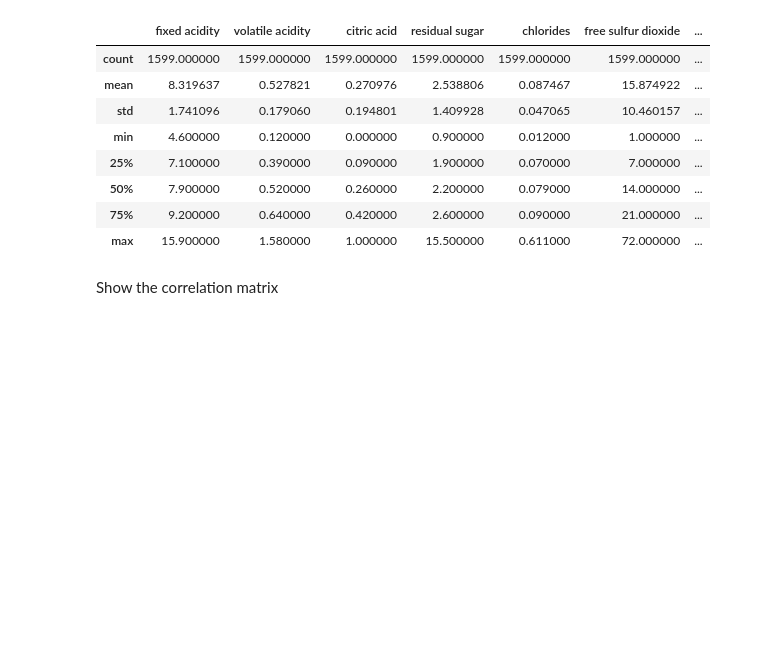
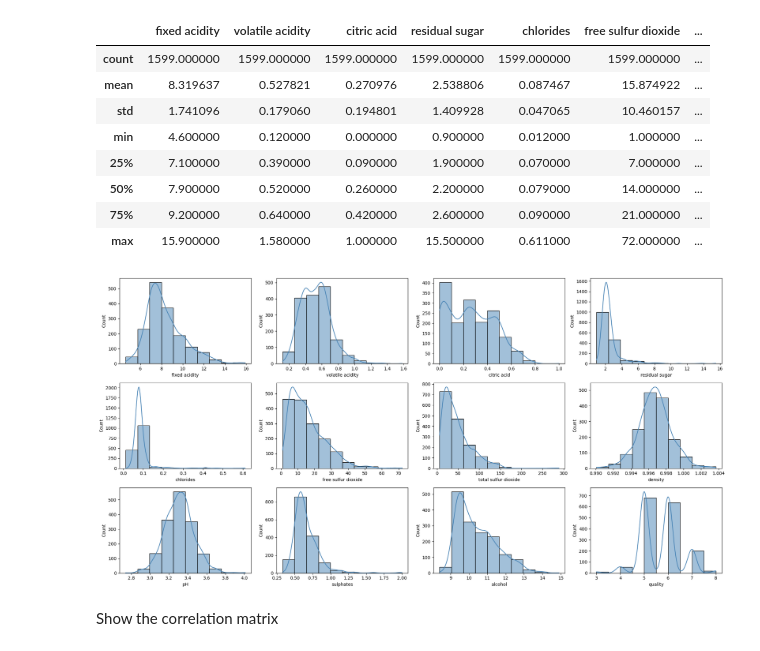
Before and after one commit to trizkynoviandy/diabetes-prediction-dashboard, a Jupyter notebook: red_wine_quality_prediction.ipynb, the cells around one changed output. Drawn from its saved outputs; the diff is of its cells as text; code cells hidden in the pictures; blank space fills up the shorter version.

```diff
--- a/red_wine_quality_prediction.ipynb
+++ b/red_wine_quality_prediction.ipynb
@@ -68,6 +68,19 @@ df.describe()
 | 50% | 7.900000 | 0.520000 | 0.260000 | 2.200000 | 0.079000 | 14.000000 | ... |
 | 75% | 9.200000 | 0.640000 | 0.420000 | 2.600000 | 0.090000 | 21.000000 | ... |
 | max | 15.900000 | 1.580000 | 1.000000 | 15.500000 | 0.611000 | 72.000000 | ... |
+# %%
+fig, axes = plt.subplots(3, 4, figsize=(20, 10))
+
+features = list(df.columns)
+
+for i in range(3):
+    for j in range(4):
+        feat = features[i*4 + j]
+        sns.histplot(ax=axes[i, j], data=df, x=feat, bins=10, kde=True, color='steelblue')
+plt.tight_layout()
+plt.show()
+# %% [output]
+[figure, added]
 # %% [markdown]
 Show the correlation matrix
 # %%
```
Also changed, not shown: parts of 6 cells of this notebook.
